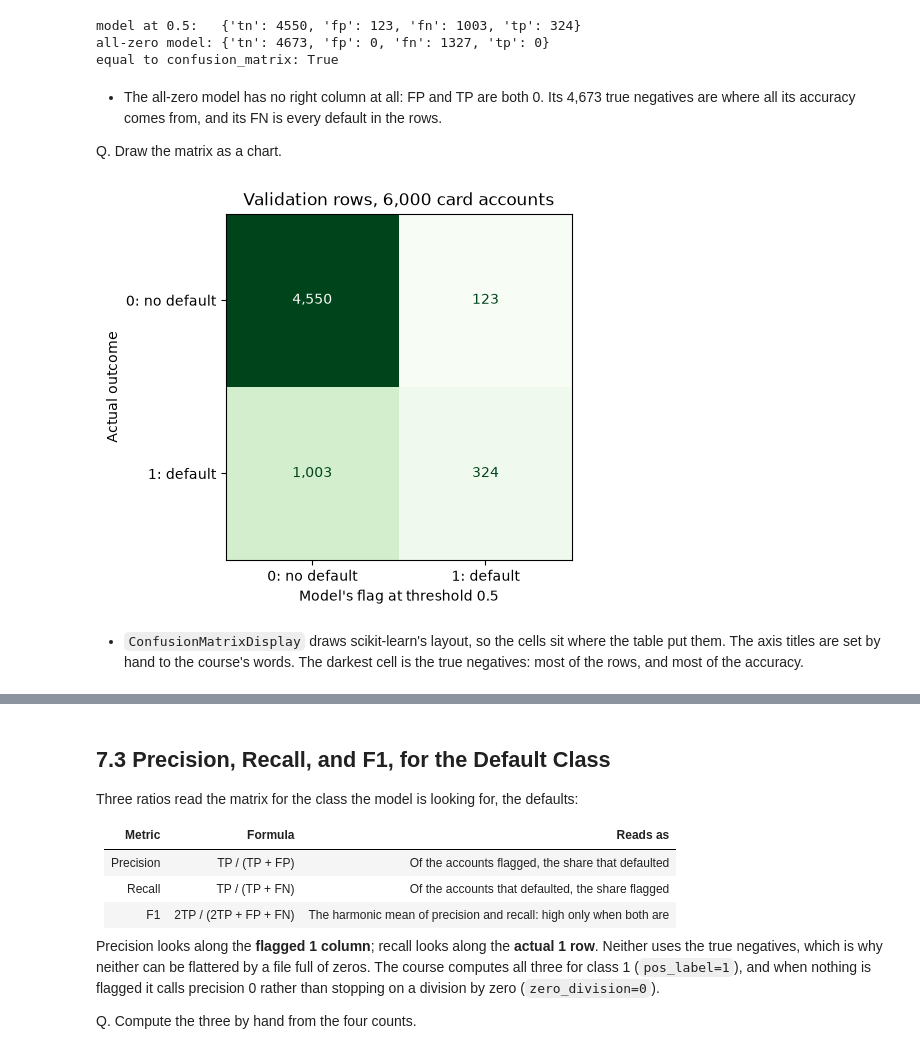
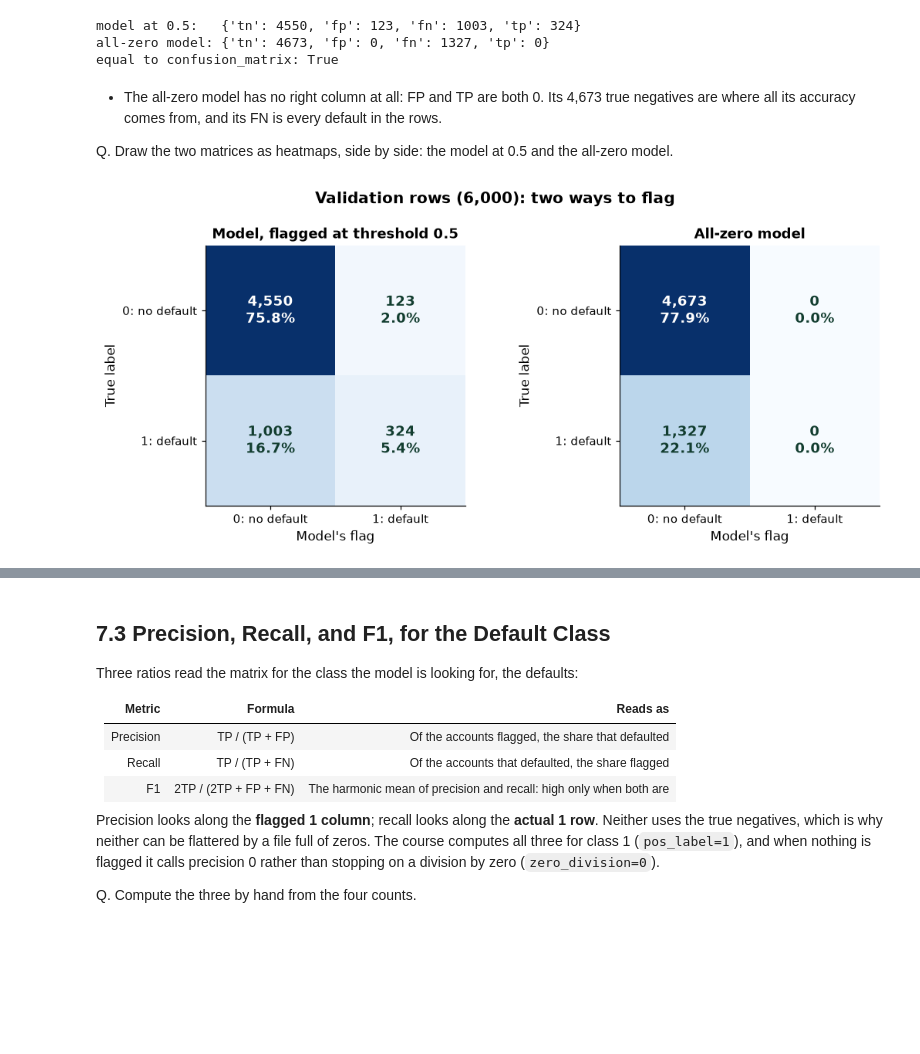
Before and after one commit to lenamonj/python-fixed-income, a Jupyter notebook: course4_machine_learning/week2/day2/07_confusion_matrix_precision_and_recall.ipynb, the cells around one changed output, grey strips where cells are left out. Cells and saved outputs as stored; diff of their text form; code cells hidden in the pictures; blank space fills up the shorter version.

```diff
--- a/course4_machine_learning/week2/day2/07_confusion_matrix_precision_and_recall.ipynb
+++ b/course4_machine_learning/week2/day2/07_confusion_matrix_precision_and_recall.ipynb
@@ -983,20 +1354,17 @@ equal to confusion_matrix: True
 # %% [markdown]
 * The all-zero model has no right column at all: FP and TP are both 0. Its 4,673 true negatives are where all its accuracy comes from, and its FN is every default in the rows.
 
-Q. Draw the matrix as a chart.
+Q. Draw the two matrices as heatmaps, side by side: the model at 0.5 and the all-zero model.
-# %%
-import matplotlib.pyplot as plt
-from sklearn.metrics import ConfusionMatrixDisplay
-
-fig, ax = plt.subplots(figsize=(5.5, 4.5))
-ConfusionMatrixDisplay.from_predictions(y_valid, flag_valid, display_labels=["0: no default", "1: default"],
-                                        cmap="Greens", values_format=",", colorbar=False, ax=ax)
-# the course's words on the axes: what happened down the side, the model's flag across the top
-ax.set_xlabel("Model's flag at threshold 0.5")
-ax.set_ylabel("Actual outcome")
-ax.set_title("Validation rows, 6,000 card accounts")
-plt.show()
-# %% [output]
-[figure, removed]
-# %% [markdown]
-* `ConfusionMatrixDisplay` draws scikit-learn's layout, so the cells sit where the table put them. The axis titles are set by hand to the course's words. The darkest cell is the true negatives: most of the rows, and most of the accuracy.
+# %%
+# the names of class 0 and class 1, used on every heatmap today
+labels = ("0: no default", "1: default")
+
+# one heatmap per flag rule: each cell shows its count and its share of the 6,000 validation rows
+fig, (left, right) = plt.subplots(1, 2, figsize=(10, 4.4))
+plotkit.confusion_heatmap(y_valid, flag_valid, "Model, flagged at threshold 0.5", labels, ax=left)
+plotkit.confusion_heatmap(y_valid, flag_zero, "All-zero model", labels, ax=right)
+fig.suptitle("Validation rows (6,000): two ways to flag", fontweight="bold")
+fig.tight_layout()
+plt.show()
+# %% [output]
+[figure, added]
```
Also changed, not shown: parts of 32 cells of this notebook, 4 other files.
